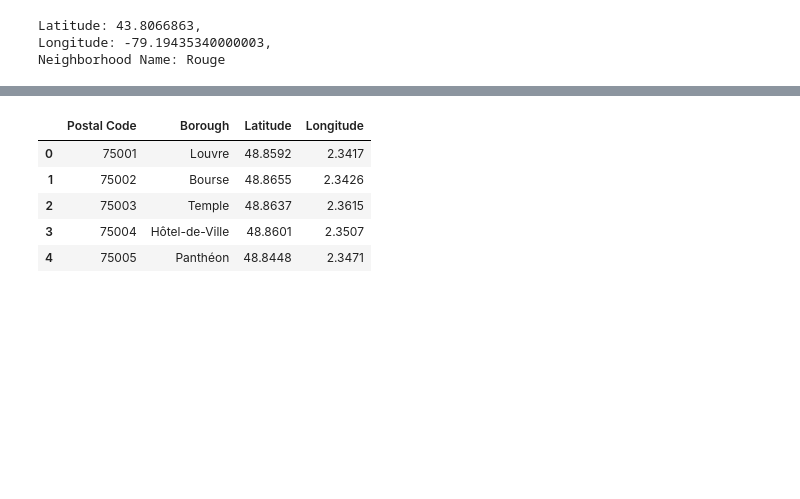
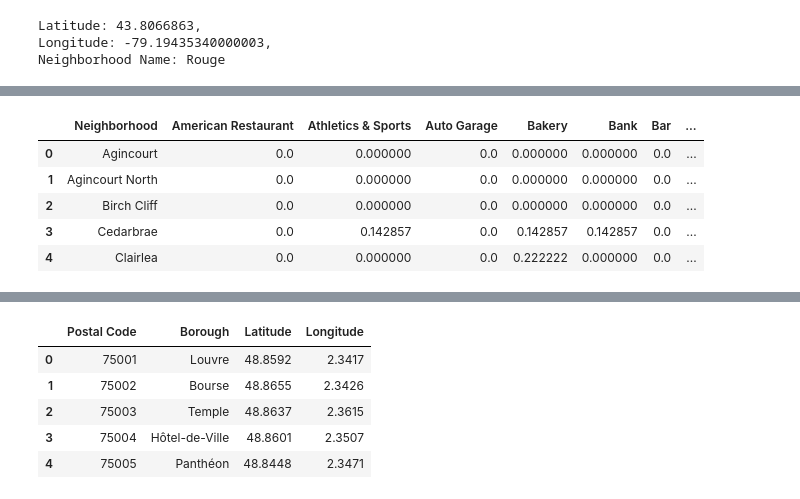
Before and after one commit to KrishnaChaitanya1/Coursera_Capstone, a Jupyter notebook: Final Capstone Project/Relations between food cuisines.ipynb, the cells around one changed output, grey strips where cells are left out. Drawn from its saved outputs; the diff is of its cells as text; code cells hidden in the pictures; blank space fills up the shorter version.

```diff
--- a/Final Capstone Project/Relations between food cuisines.ipynb
+++ b/Final Capstone Project/Relations between food cuisines.ipynb
@@ -116,0 +302,10 @@ Neighborhood Name: Rouge
+# %%
+scar_grouped = scar_onehot.groupby('Neighborhood').mean().reset_index()
+scar_grouped.head()
+# %% [output]
+|  | Neighborhood | American Restaurant | Athletics & Sports | Auto Garage | Bakery | Bank | Bar | ... |
+| 0 | Agincourt | 0.0 | 0.000000 | 0.0 | 0.000000 | 0.000000 | 0.0 | ... |
+| 1 | Agincourt North | 0.0 | 0.000000 | 0.0 | 0.000000 | 0.000000 | 0.0 | ... |
+| 2 | Birch Cliff | 0.0 | 0.000000 | 0.0 | 0.000000 | 0.000000 | 0.0 | ... |
+| 3 | Cedarbrae | 0.0 | 0.142857 | 0.0 | 0.142857 | 0.142857 | 0.0 | ... |
+| 4 | Clairlea | 0.0 | 0.000000 | 0.0 | 0.222222 | 0.000000 | 0.0 | ... |
```
Also changed, not shown: parts of 24 cells of this notebook.
